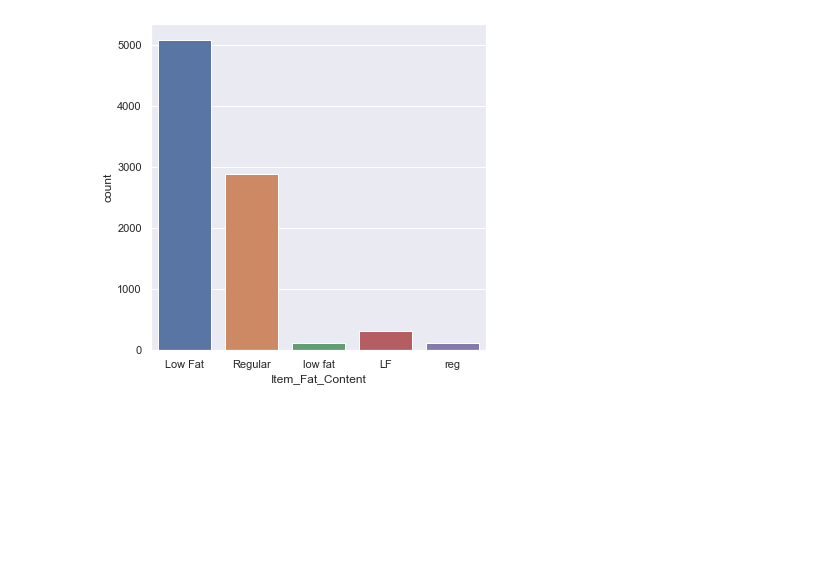
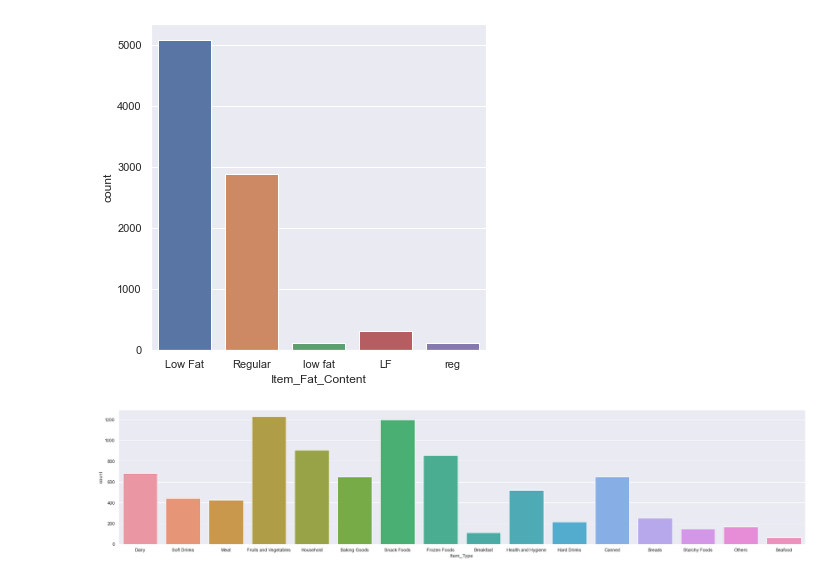
Before and after one commit to AlexNdungu/Big-Mart-Sales-Prediction, a Jupyter notebook: Big Mart.ipynb, the cells around one changed output. Saved outputs shown, nothing was run; the diff lists cells and outputs as text; code cells hidden in the pictures; blank space fills up the shorter version.

```diff
--- a/Big Mart.ipynb
+++ b/Big Mart.ipynb
@@ -217,5 +217,13 @@ sns.countplot(x='Item_Fat_Content', data=big_mart_data)
 plt.show()
 # %% [output]
 [figure]
+# %%
+#Categorical Features
+# Item_Type distribution
+plt.figure(figsize=(30,6))
+sns.countplot(x='Item_Type', data=big_mart_data)
+plt.show()
+# %% [output]
+[figure, added]
 # %%
 #Categorical Features
```
Also changed, not shown: parts of 5 cells of this notebook.
